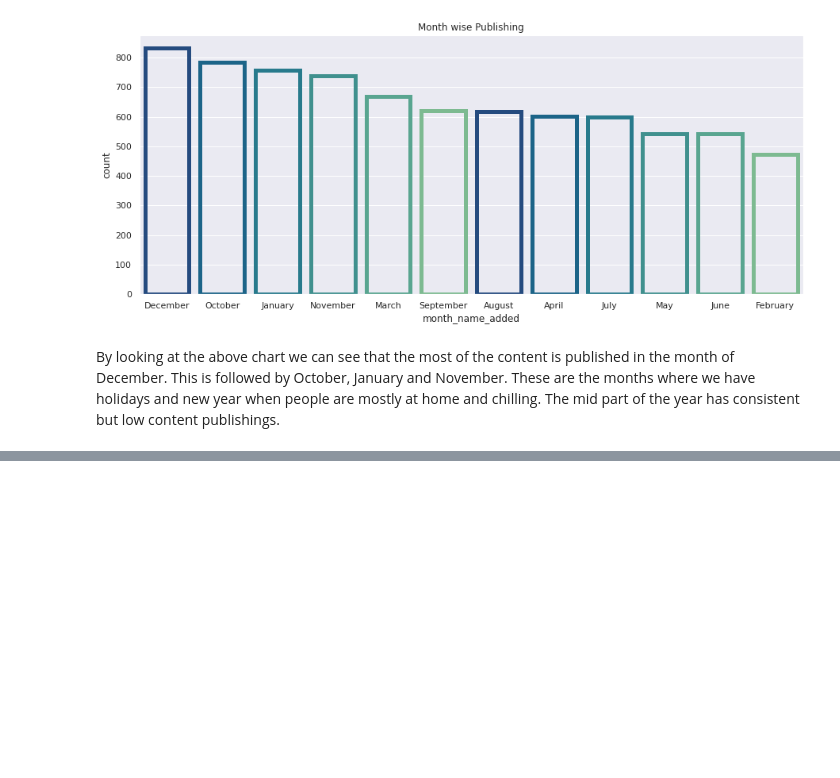
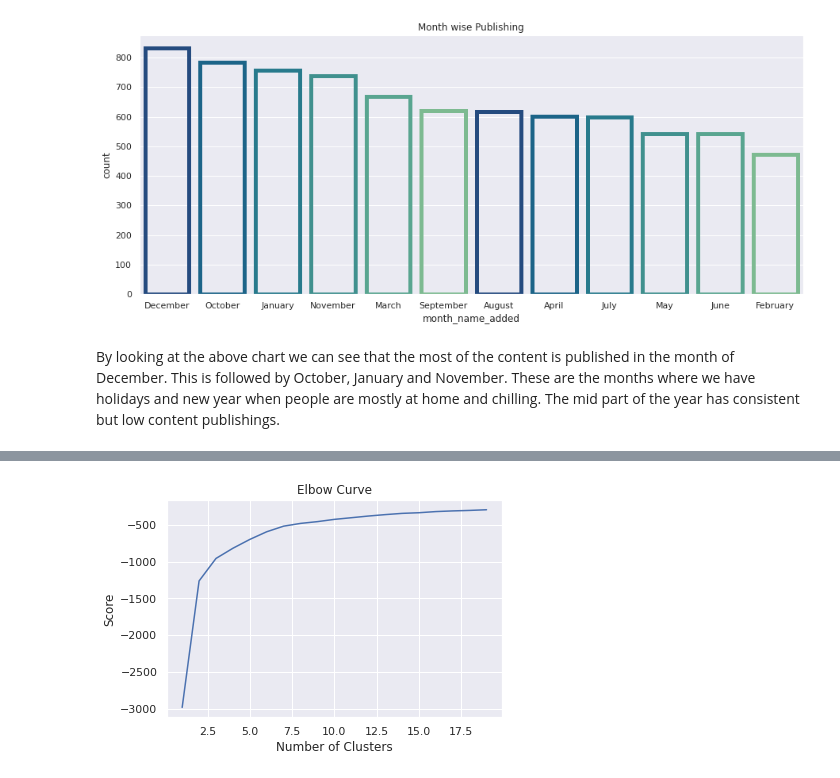
Before and after one commit to vinayakpotdar2114/Capstone-Project-4-Netflix-Movies-and-TV-Shows-Clustering, a Jupyter notebook: NETFLIX_MOVIES_AND_TV_SHOWS_CLUSTERING.ipynb, the cells around one changed output, grey strips where cells are left out. Cells and saved outputs as stored; diff of their text form; code cells hidden in the pictures; blank space fills up the shorter version.

```diff
--- a/NETFLIX_MOVIES_AND_TV_SHOWS_CLUSTERING.ipynb
+++ b/NETFLIX_MOVIES_AND_TV_SHOWS_CLUSTERING.ipynb
@@ -421,0 +807,12 @@ By looking at the above chart we can see that the most of the content is publish
+# %%
+silhouette_score_ = [  ]
+range_n_clusters = [i for i in range(2,10)]
+# %%
+for n_clusters in range_n_clusters:
+    clusterer = KMeans(n_clusters=n_clusters)
+    preds = clusterer.fit_predict(vectorized_text)
+    centers = clusterer.cluster_centers_
+
+    score = silhouette_score(vectorized_text, preds)
+    silhouette_score_.append([int(n_clusters) , round(score , 3)])
+    print("For n_clusters = {}, silhouette score is {}".format(n_clusters, score))
@@ -421,0 +828,3 @@ By looking at the above chart we can see that the most of the content is publish
+# %%
+new_data.drop('duration',axis=1,inplace=True)
+new_data.drop('month_name_added',axis=1,inplace=True)
@@ -421,0 +945,16 @@ By looking at the above chart we can see that the most of the content is publish
+# %%
+scaler = MinMaxScaler()
+sc = scaler.fit_transform(new_data)
+Netflix = pd.DataFrame(sc, columns=list(new_data.columns))
+X = Netflix
+Nc = range(1, 20)
+kmeans = [KMeans(n_clusters=i) for i in Nc]
+score = [kmeans[i].fit(Netflix).score(Netflix) for i in range(len(kmeans))]
+# %%
+pl.plot(Nc,score)
+pl.xlabel('Number of Clusters')
+pl.ylabel('Score')
+pl.title('Elbow Curve')
+pl.show()
+# %% [output]
+[figure, added]
```
Also changed, not shown: parts of 59 cells of this notebook.
